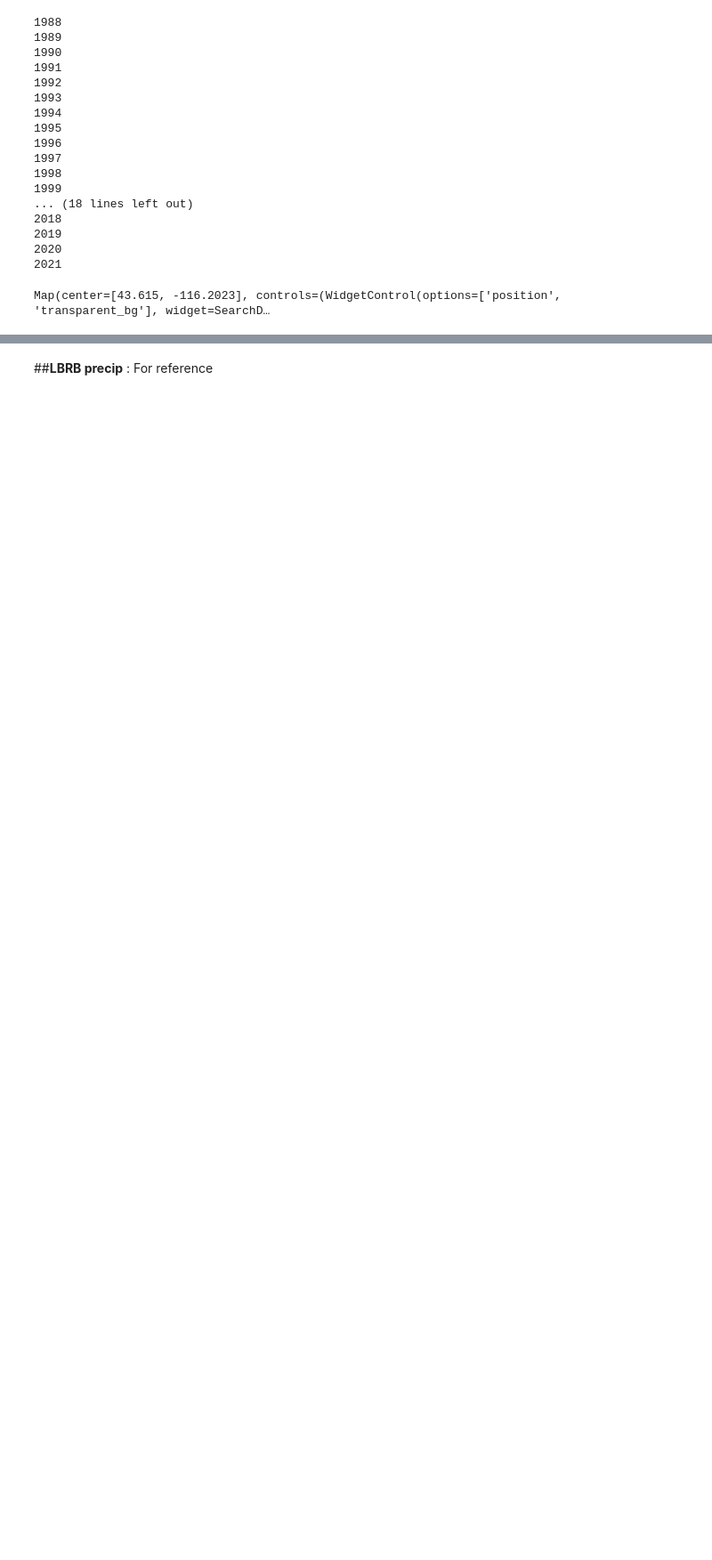
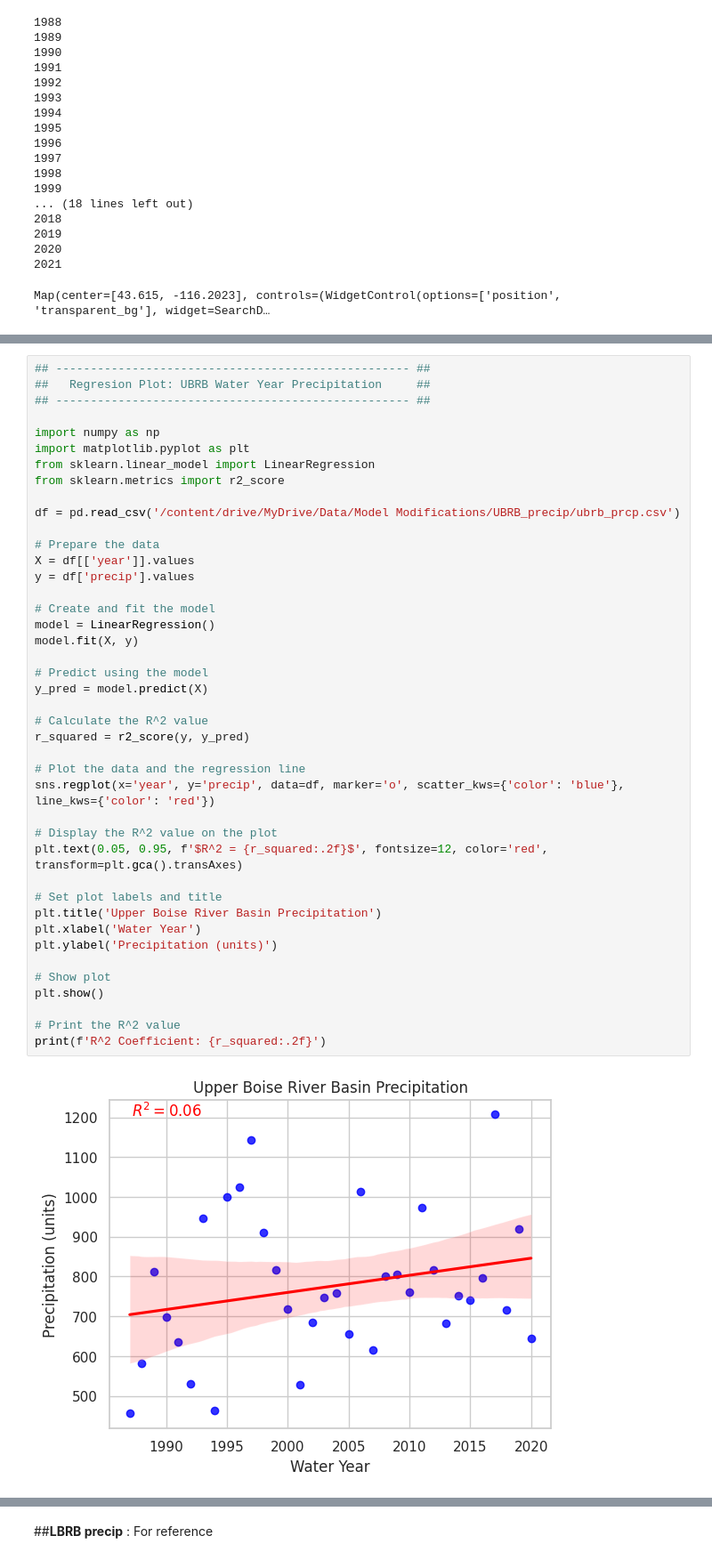
Before and after one commit to carlibeisel/Drains_Lower_Boise_River, a Jupyter notebook: *UBRB_precip.ipynb, the cells around one changed output, grey strips where cells are left out. Shown: that part at 89% size. Saved outputs shown, nothing was run; the diff lists cells and outputs as text; blank space fills up the shorter version.

```diff
--- a/*UBRB_precip.ipynb
+++ b/*UBRB_precip.ipynb
@@ -213,0 +260,44 @@ Map(center=[43.615, -116.2023], controls=(WidgetControl(options=['position', 'tr
+# %%
+## --------------------------------------------------- ##
+##   Regresion Plot: UBRB Water Year Precipitation     ##
+## --------------------------------------------------- ##
+
+import numpy as np
+import matplotlib.pyplot as plt
+from sklearn.linear_model import LinearRegression
+from sklearn.metrics import r2_score
+
+df = pd.read_csv('/content/drive/MyDrive/Data/Model Modifications/UBRB_precip/ubrb_prcp.csv')
+
+# Prepare the data
+X = df[['year']].values
+y = df['precip'].values
+
+# Create and fit the model
+model = LinearRegression()
+model.fit(X, y)
+
+# Predict using the model
+y_pred = model.predict(X)
+
+# Calculate the R^2 value
+r_squared = r2_score(y, y_pred)
+
+# Plot the data and the regression line
+sns.regplot(x='year', y='precip', data=df, marker='o', scatter_kws={'color': 'blue'}, line_kws={'color': 'red'})
+
+# Display the R^2 value on the plot
+plt.text(0.05, 0.95, f'$R^2 = {r_squared:.2f}$', fontsize=12, color='red', transform=plt.gca().transAxes)
+
+# Set plot labels and title
+plt.title('Upper Boise River Basin Precipitation')
+plt.xlabel('Water Year')
+plt.ylabel('Precipitation (units)')
+
+# Show plot
+plt.show()
+
+# Print the R^2 value
+print(f'R^2 Coefficient: {r_squared:.2f}')
+# %% [output]
+[figure, added]
```
Also changed, not shown: parts of 16 cells of this notebook.
